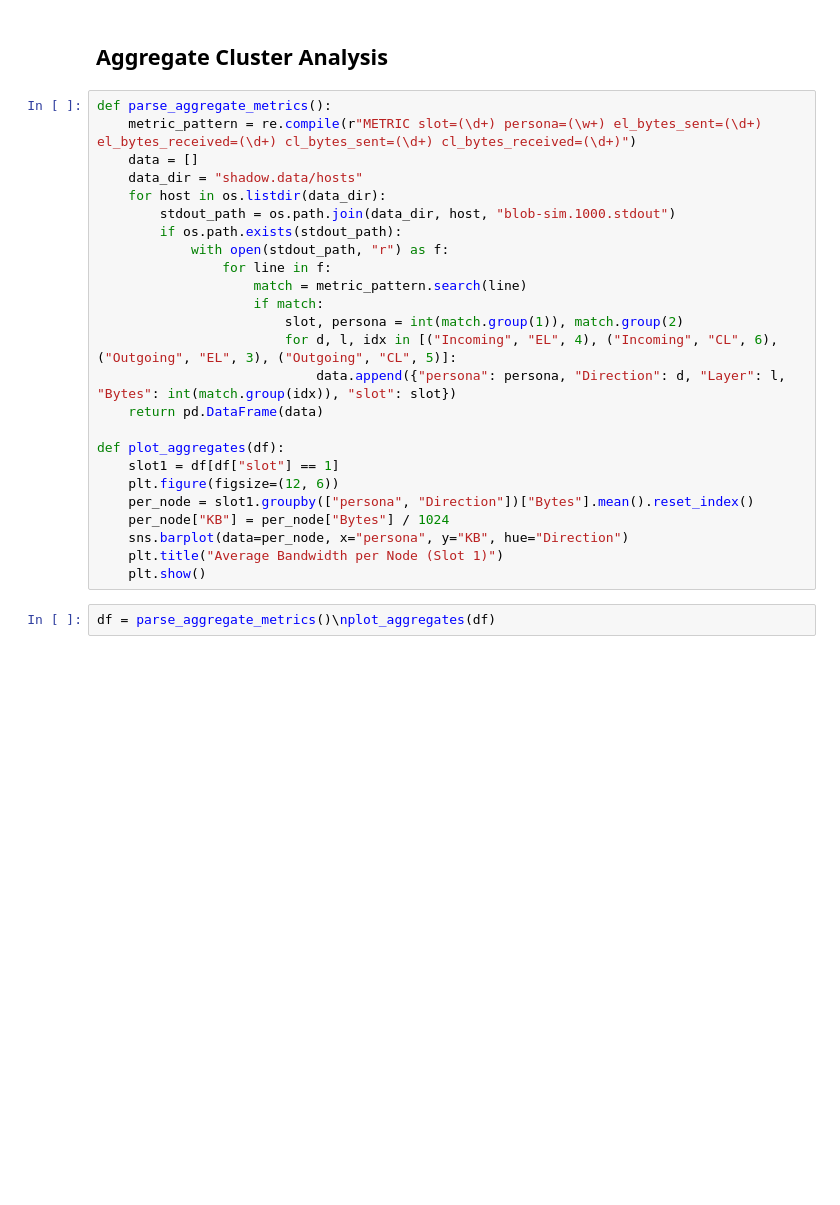
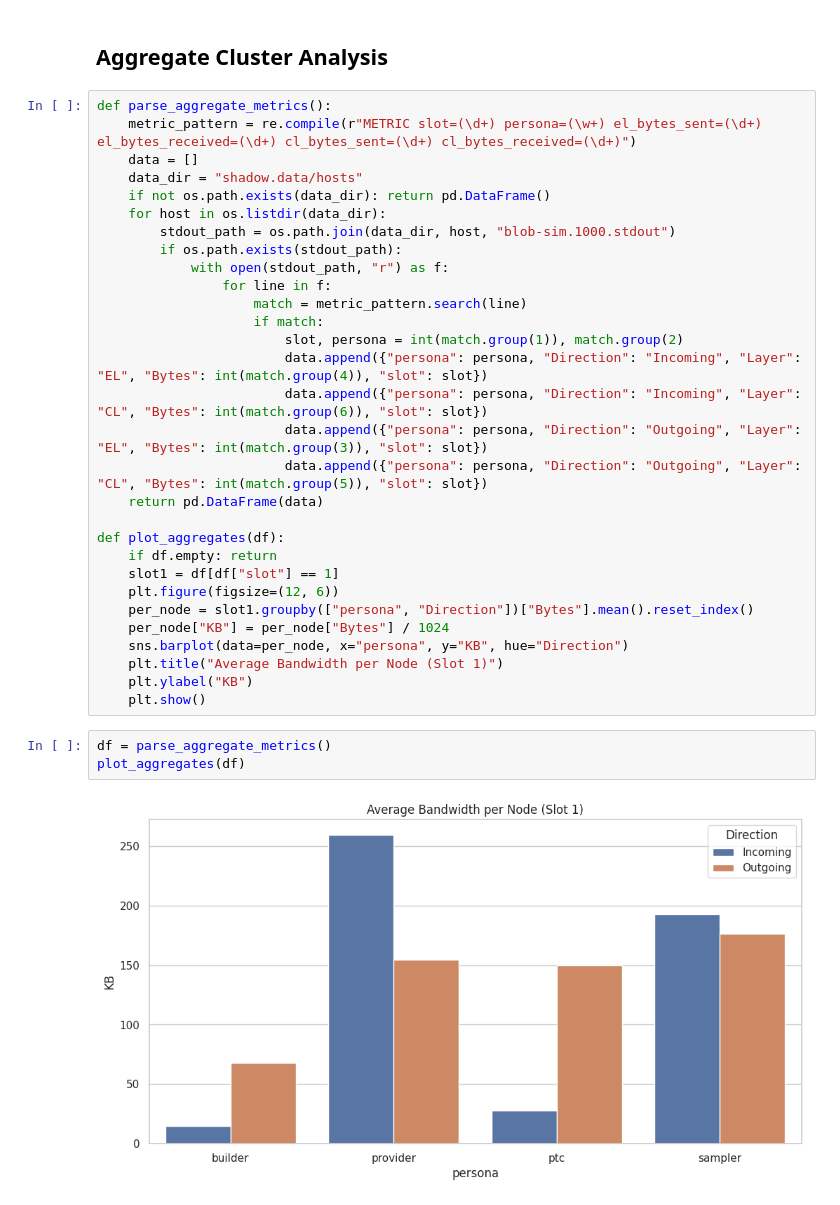
Before and after one commit to kamilsa/blobsim, a Jupyter notebook: Analysis.ipynb, the cells around one changed output. Drawn from its saved outputs; the diff is of its cells as text; blank space fills up the shorter version.

```diff
--- a/Analysis.ipynb
+++ b/Analysis.ipynb
@@ -71,6 +92,7 @@ def parse_aggregate_metrics():
     metric_pattern = re.compile(r"METRIC slot=(\d+) persona=(\w+) el_bytes_sent=(\d+) el_bytes_received=(\d+) cl_bytes_sent=(\d+) cl_bytes_received=(\d+)")
     data = []
     data_dir = "shadow.data/hosts"
+    if not os.path.exists(data_dir): return pd.DataFrame()
     for host in os.listdir(data_dir):
         stdout_path = os.path.join(data_dir, host, "blob-sim.1000.stdout")
         if os.path.exists(stdout_path):
@@ -79,17 +101,24 @@ def parse_aggregate_metrics():
                     match = metric_pattern.search(line)
                     if match:
                         slot, persona = int(match.group(1)), match.group(2)
-                        for d, l, idx in [("Incoming", "EL", 4), ("Incoming", "CL", 6), ("Outgoing", "EL", 3), ("Outgoing", "CL", 5)]:
-                            data.append({"persona": persona, "Direction": d, "Layer": l, "Bytes": int(match.group(idx)), "slot": slot})
+                        data.append({"persona": persona, "Direction": "Incoming", "Layer": "EL", "Bytes": int(match.group(4)), "slot": slot})
+                        data.append({"persona": persona, "Direction": "Incoming", "Layer": "CL", "Bytes": int(match.group(6)), "slot": slot})
+                        data.append({"persona": persona, "Direction": "Outgoing", "Layer": "EL", "Bytes": int(match.group(3)), "slot": slot})
+                        data.append({"persona": persona, "Direction": "Outgoing", "Layer": "CL", "Bytes": int(match.group(5)), "slot": slot})
     return pd.DataFrame(data)
 
 def plot_aggregates(df):
+    if df.empty: return
     slot1 = df[df["slot"] == 1]
     plt.figure(figsize=(12, 6))
     per_node = slot1.groupby(["persona", "Direction"])["Bytes"].mean().reset_index()
     per_node["KB"] = per_node["Bytes"] / 1024
     sns.barplot(data=per_node, x="persona", y="KB", hue="Direction")
     plt.title("Average Bandwidth per Node (Slot 1)")
+    plt.ylabel("KB")
     plt.show()
 # %%
-df = parse_aggregate_metrics()\nplot_aggregates(df)
+df = parse_aggregate_metrics()
+plot_aggregates(df)
+# %% [output]
+[figure, added]
```
Also changed, not shown: parts of 9 cells of this notebook, 6 other files.
